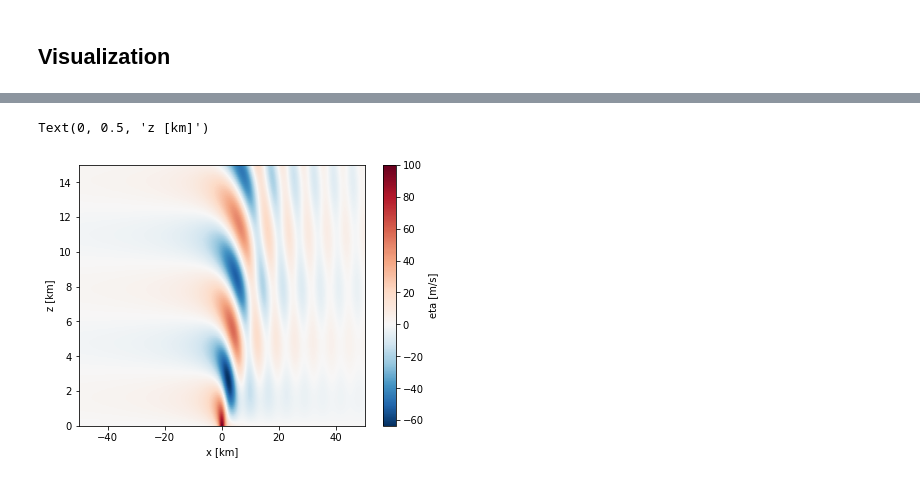
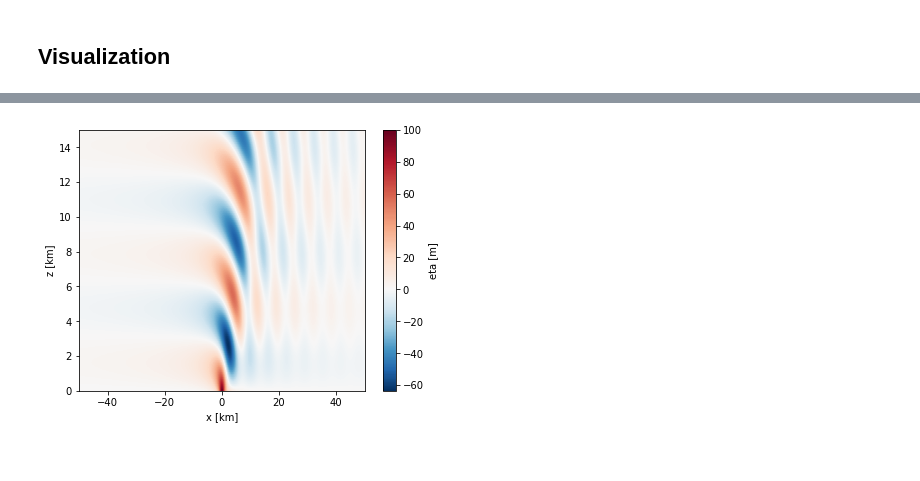
Before and after one commit to DriesAllaerts/lbow, a Jupyter notebook: notebooks/1-witch-of-Agnesi.ipynb, the cells around one changed output, grey strips where cells are left out. Cells and saved outputs as stored; diff of their text form; code cells hidden in the pictures.

Commit message:
Cleaning up steady state model and notebook

```diff
--- a/notebooks/1-witch-of-Agnesi.ipynb
+++ b/notebooks/1-witch-of-Agnesi.ipynb
@@ -34,3 +35,6 @@ Nx = int(1e5) # Number of grid points
+# %%
+Lz = 15.0e3 # Height up to which solution is calculated [m]
+Nz = 151    # Number of vertical levels to be used
 # %% [markdown]
 ## Solve flow problem
 # %% [markdown]
@@ -46,0 +47,3 @@ model = LinearModel(xs,h(xs),U,N)
+# %%
+zs,dz = np.linspace(0,Lz,Nz,retstep=True)
+print('Vertical resolution is {} m'.format(dz))
@@ -47,4 +54,4 @@ model = LinearModel(xs,h(xs),U,N)
 # %%
 %%time
-eta = model.calculate_eta(zs)
+eta = model.solve('eta',zs)
 # %% [output]
@@ -59,16 +66,2 @@ Wall time: 1.21 s
 # %% [markdown]
 ## Visualization
-# %%
-#Self defined norm function
-from matplotlib.colors import Normalize
-
-class midpointNormalize(Normalize):
-    def __init__(self, vmin=None, vmax=None, midpoint=None, clip=False):
-        self.midpoint = midpoint
-        Normalize.__init__(self, vmin, vmax, clip)
-
-    def __call__(self, value, clip=None):
-        # I'm ignoring masked values and all kinds of edge cases to make a
-        # simple example...
-        x, y = [self.vmin, self.midpoint, self.vmax], [0, 0.5, 1]
-        return np.ma.masked_array(np.interp(value, x, y))
@@ -81,16 +74,11 @@ _ = ax.set(xlim=[-15,15],ylim=[0,500],xlabel='x [km]',ylabel='h [m]')
 # %%
 f,ax=plt.subplots(1,1,figsize=(6.4,4.8))
-
-vmin = np.min(eta)
-vmax = np.max(eta)
-
-extent = [xs[0]/1e3, xs[-1]/1e3, zs[0]/1e3, zs[-1]/1e3]
-im=ax.imshow(np.fliplr(eta).T,extent=extent,aspect='auto',cmap='RdBu_r',norm=midpointNormalize(midpoint=0))
-cbar = f.colorbar(im,ax=ax,shrink=1.0)
-ax.set_xlim([-50,50])
-cbar.set_label('eta [m]')
-ax.set_xlabel('x [km]')
-ax.set_ylabel('z [km]')
+im=ax.imshow(np.fliplr(eta).T,
+             extent=[xs[0]/1e3, xs[-1]/1e3, zs[0]/1e3, zs[-1]/1e3],
+             aspect='auto',
+             cmap='RdBu_r',
+             norm=midpointNormalize(midpoint=0))
+cbar = f.colorbar(im,ax=ax,shrink=1.0,label='eta [m]')
+_ = ax.set(xlim=[-50,50],xlabel='x [km]',ylabel='z [km]')
 # %% [output]
-Text(0, 0.5, 'z [km]')
-[figure, old version]
+[figure, new version]
```
Also changed, not shown: parts of 15 cells of this notebook, 3 other files.
